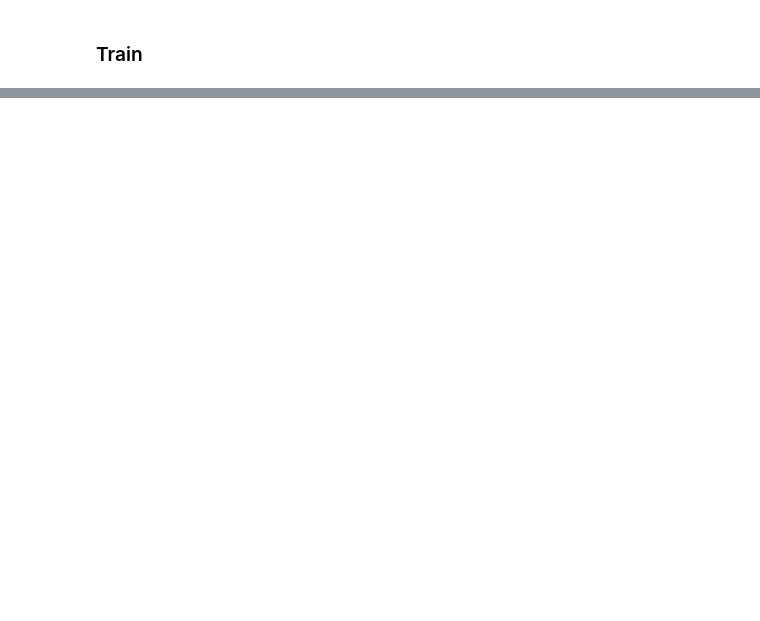
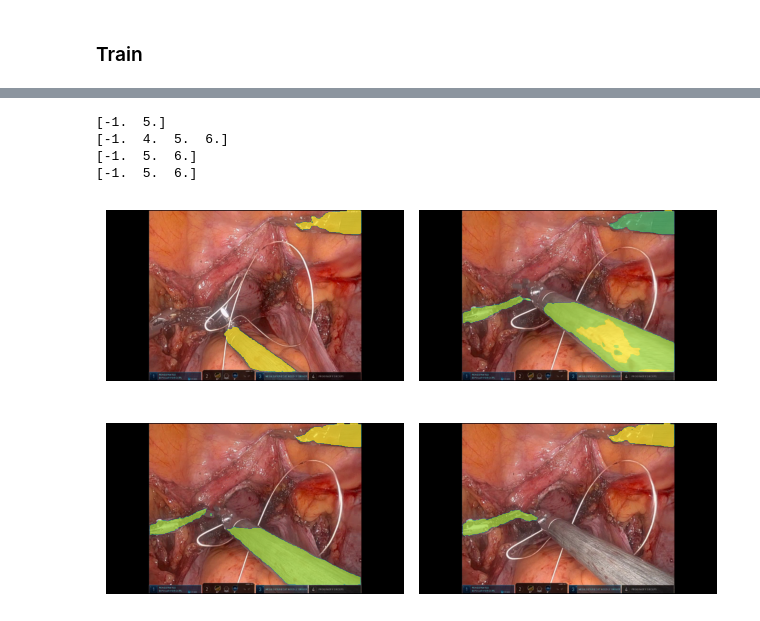
Before and after one commit to lucieDLE/hysterectomy-coach, a Jupyter notebook: src/py/notebooks/mask2former.ipynb, the cells around one changed output, grey strips where cells are left out. Drawn from its saved outputs; the diff is of its cells as text; code cells hidden in the pictures; blank space fills up the shorter version.

```diff
--- a/src/py/notebooks/mask2former.ipynb
+++ b/src/py/notebooks/mask2former.ipynb
@@ -99,0 +96,3 @@ KeyboardInterrupt:
+# %%
+ds = ttdata.test_ds
+ds[0]
@@ -345,0 +340,31 @@ def inference_with_merging(model, image, processor, device="cuda", iou_threshold
+# %%
+n_cols= int(n_images /2)
+fig, axs = plt.subplots(2, n_cols)
+axs = axs.flatten()
+
+
+for ax, image, result in zip(axs, all_images, results):
+    multimask = result['segmentation']
+    mask = np.zeros_like(multimask)
+    segments = result['segments_info']
+    pred_masks = []
+    if len(segments) > 0:
+        for segment in segments:
+            id, label = segment['id'], segment['label_id']
+            multimask[multimask==id] = label
+
+    ax.imshow(image.permute(1,2,0).cpu().detach().numpy())
+    ax.imshow(multimask,alpha=0.7*(multimask>0))
+    ax.axis('off')  # Optional: Turn off axes for better visualization
+
+ax.axis('off')  # Optional: Turn off axes for better visualization
+
+plt.tight_layout()
+plt.show()
+plt.close()
+# %% [output]
+[-1.  5.]
+[-1.  4.  5.  6.]
+[-1.  5.  6.]
+[-1.  5.  6.]
+[figure, added]
```
Also changed, not shown: parts of 24 cells of this notebook, 4 other files.
